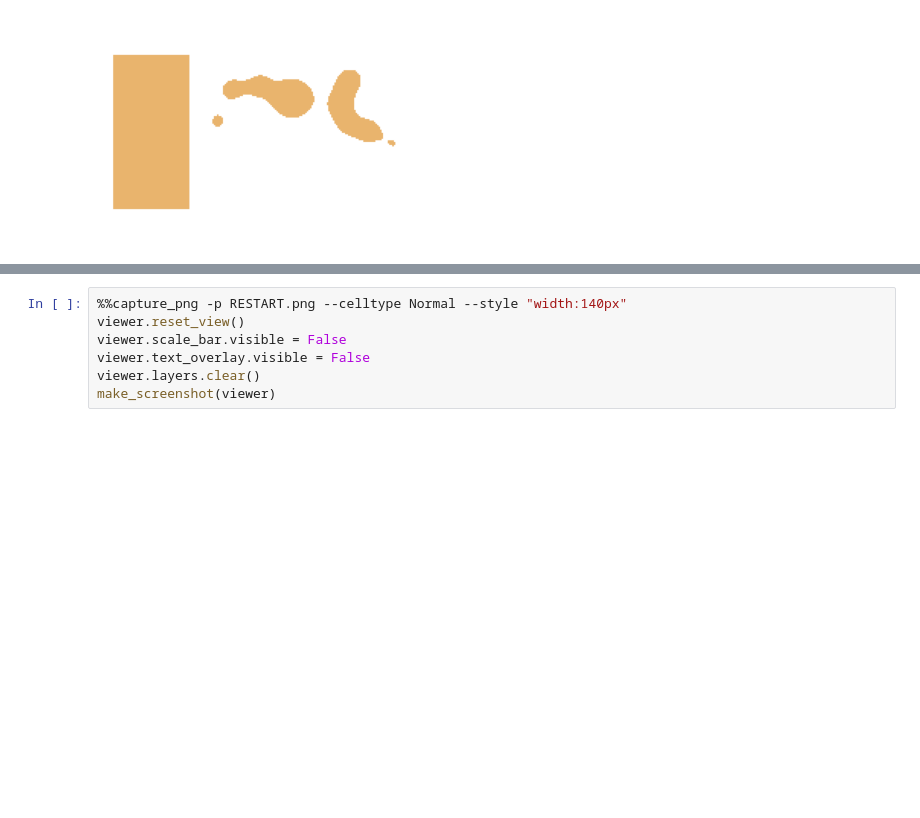
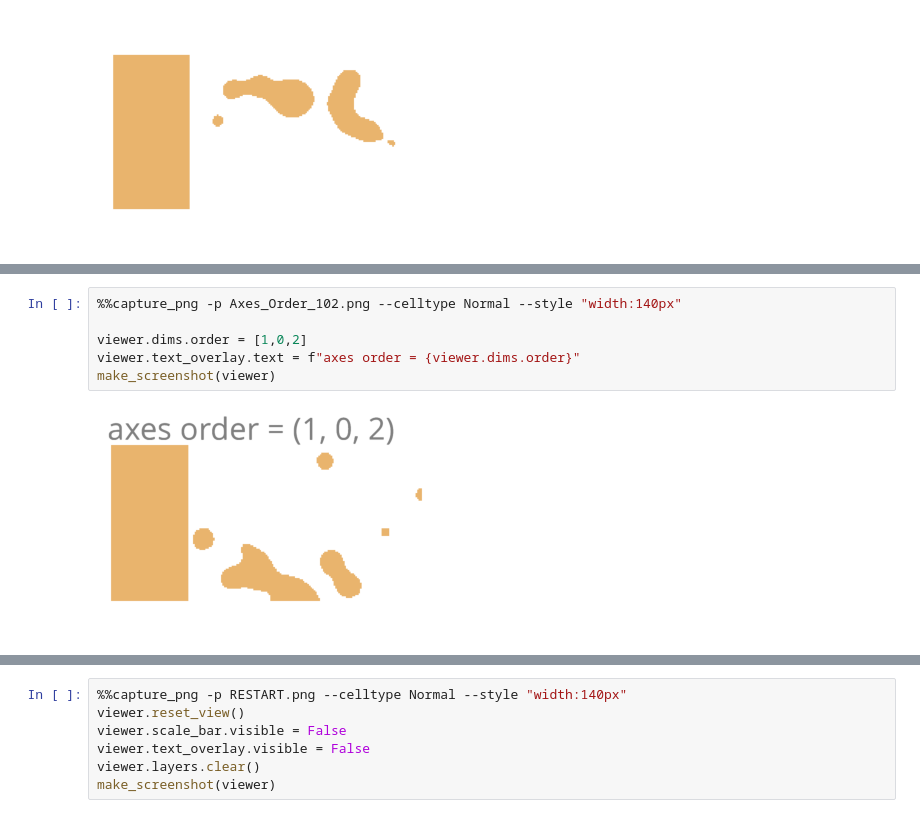
Before and after one commit to kolibril13/plywood-gallery-napari, a Jupyter notebook: 01Camera.ipynb, the cells around one changed output, grey strips where cells are left out. Drawn from its saved outputs; the diff is of its cells as text; blank space fills up the shorter version.

```diff
--- a/01Camera.ipynb
+++ b/01Camera.ipynb
@@ -249,0 +266,8 @@ make_screenshot(viewer)
+# %%
+%%capture_png -p Axes_Order_102.png --celltype Normal --style "width:140px"
+
+viewer.dims.order = [1,0,2]
+viewer.text_overlay.text = f"axes order = {viewer.dims.order}"
+make_screenshot(viewer)
+# %% [output]
+[figure, added]
```
Also changed, not shown: parts of 13 cells of this notebook, 34 other files.
